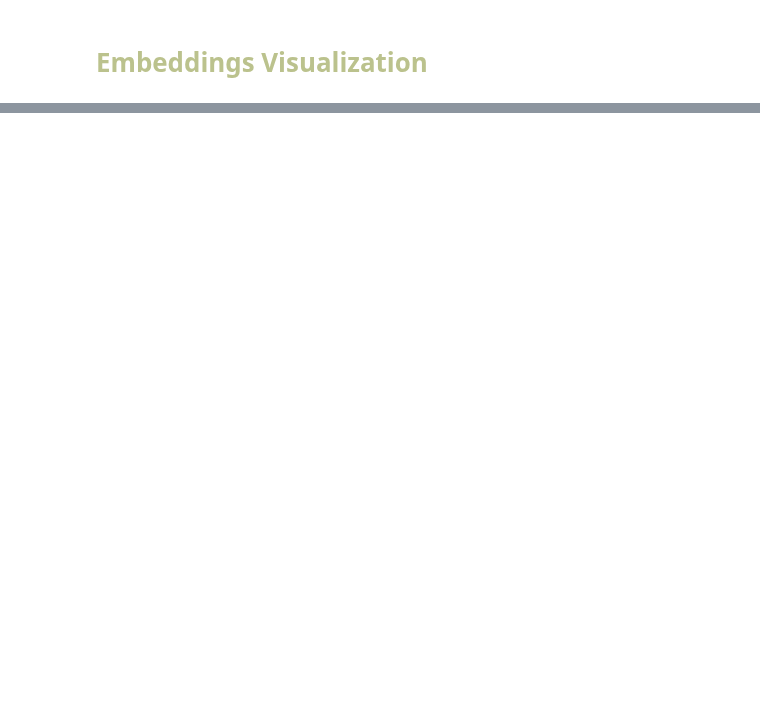
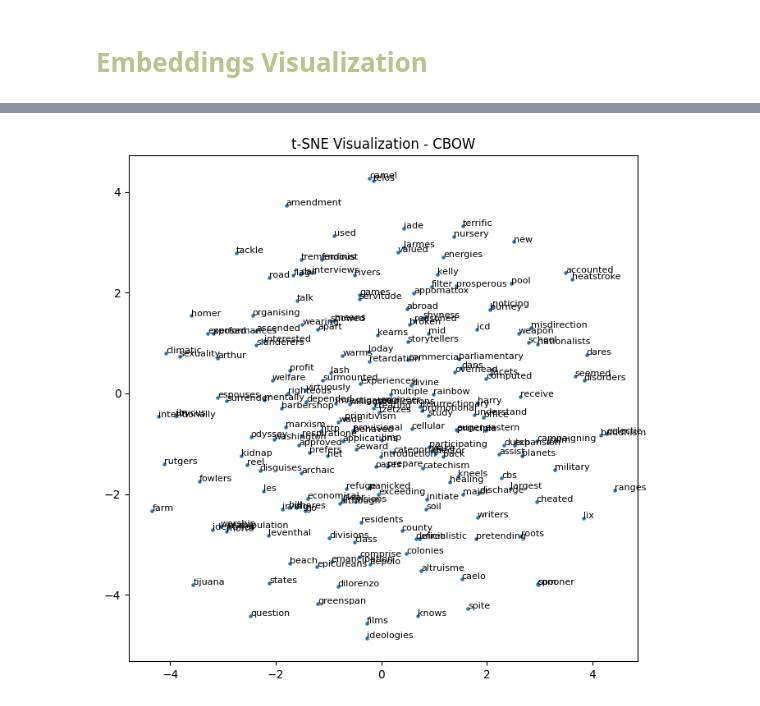
Before and after one commit to aiko-isnt-ded/text-mining-projects, a Jupyter notebook: 2Skipgram&CBOW/Skip_gram_CBOW.ipynb, the cells around one changed output, grey strips where cells are left out. Cells and saved outputs as stored; diff of their text form; code cells hidden in the pictures; blank space fills up the shorter version.

Commit message:
t-SNE visualization (y por fin tengo commits en este repo hell yeah

```diff
--- a/2Skipgram&CBOW/Skip_gram_CBOW.ipynb
+++ b/2Skipgram&CBOW/Skip_gram_CBOW.ipynb
@@ -416,0 +433,11 @@ CBOW Model - Top 10 Most Similar Words:
+# %%
+# Getting 100 random words to visualize
+
+tsne_samples = 200
+
+np.random.seed(42) # Seed so that re-runs don't affect the output
+
+# CBOW subsets
+idx_2 = np.random.choice(len(vocab), tsne_samples, replace=False)
+cbow_subset = cbow_embeddings[idx_2]
+cbow_vocab_subset = [vocab[i] for i in idx_2]
@@ -416,0 +446,18 @@ CBOW Model - Top 10 Most Similar Words:
+# %%
+# Function to visualize embeddings using t-SNE
+def tsne_plot(embeddings, labels, title):
+    tsne = TSNE(n_components=2, random_state=42, perplexity=30)
+    reduced_embeddings = tsne.fit_transform(embeddings)
+
+    plt.figure(figsize=(8,8))
+    plt.scatter(reduced_embeddings[:, 0], reduced_embeddings[:, 1], s=5)
+
+    for i, label in enumerate(labels):
+        plt.annotate(label, (reduced_embeddings[i, 0], reduced_embeddings[i, 1]), fontsize=8)
+
+    plt.title(title)
+    plt.show()
+# %%
+tsne_plot(cbow_subset, cbow_vocab_subset, "t-SNE Visualization - CBOW")
+# %% [output]
+[figure, added]
```
Also changed, not shown: parts of 13 cells of this notebook.
